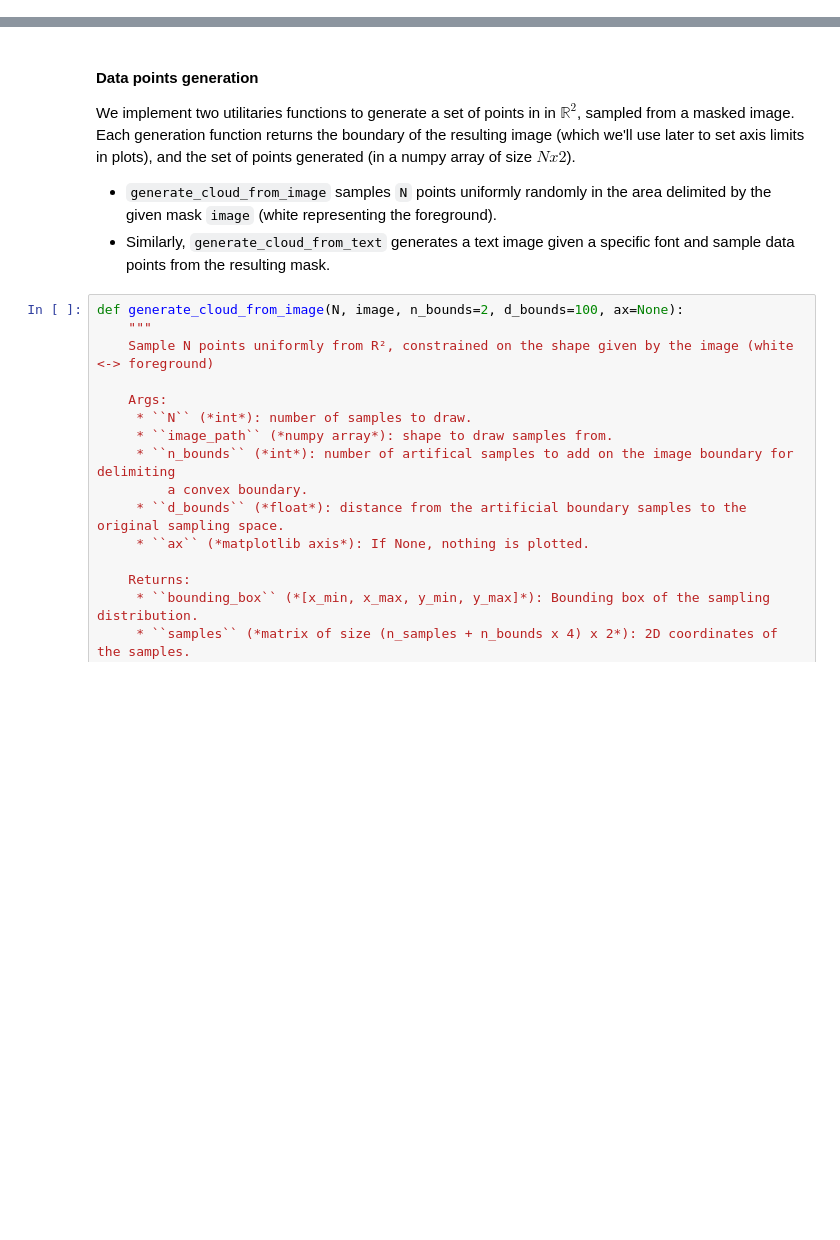
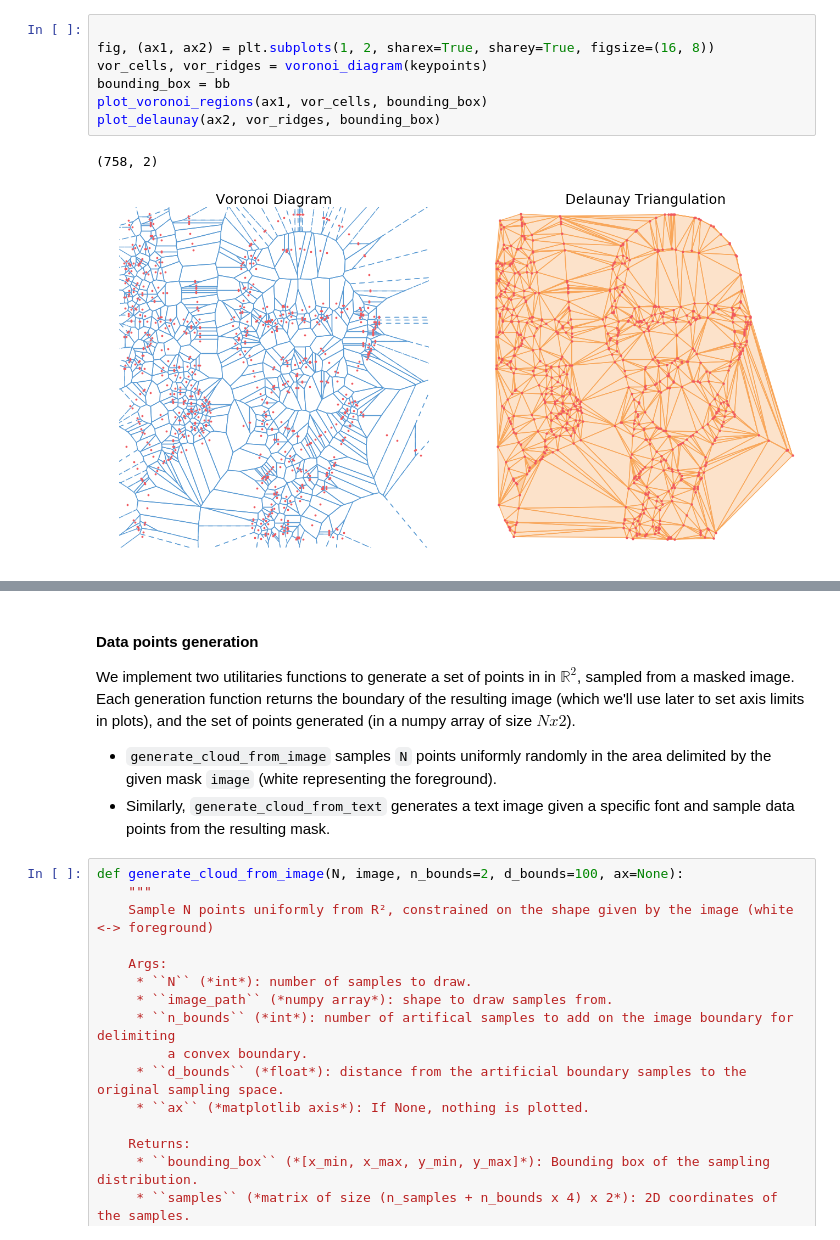
Before and after one commit to ameroyer/ameroyer.github.io, a Jupyter notebook: notebooks/2016_08_01_AlphaComplexes/alpha_complexes.ipynb, the cells around one changed output, grey strips where cells are left out. Saved outputs shown, nothing was run; the diff lists cells and outputs as text; blank space fills up the shorter version.

```diff
--- a/notebooks/2016_08_01_AlphaComplexes/alpha_complexes.ipynb
+++ b/notebooks/2016_08_01_AlphaComplexes/alpha_complexes.ipynb
@@ -22,0 +63,10 @@ colors = ["#727272", "#f1595f", "#79c36a", "#599ad3", "#f9a65a", "#9e66ab", "#cd
+# %%
+
+fig, (ax1, ax2) = plt.subplots(1, 2, sharex=True, sharey=True, figsize=(16, 8))
+vor_cells, vor_ridges = voronoi_diagram(keypoints)
+bounding_box = bb
+plot_voronoi_regions(ax1, vor_cells, bounding_box)
+plot_delaunay(ax2, vor_ridges, bounding_box)
+# %% [output]
+(758, 2)
+[figure, added]
```
Also changed, not shown: parts of 12 cells of this notebook, 3 other files.
